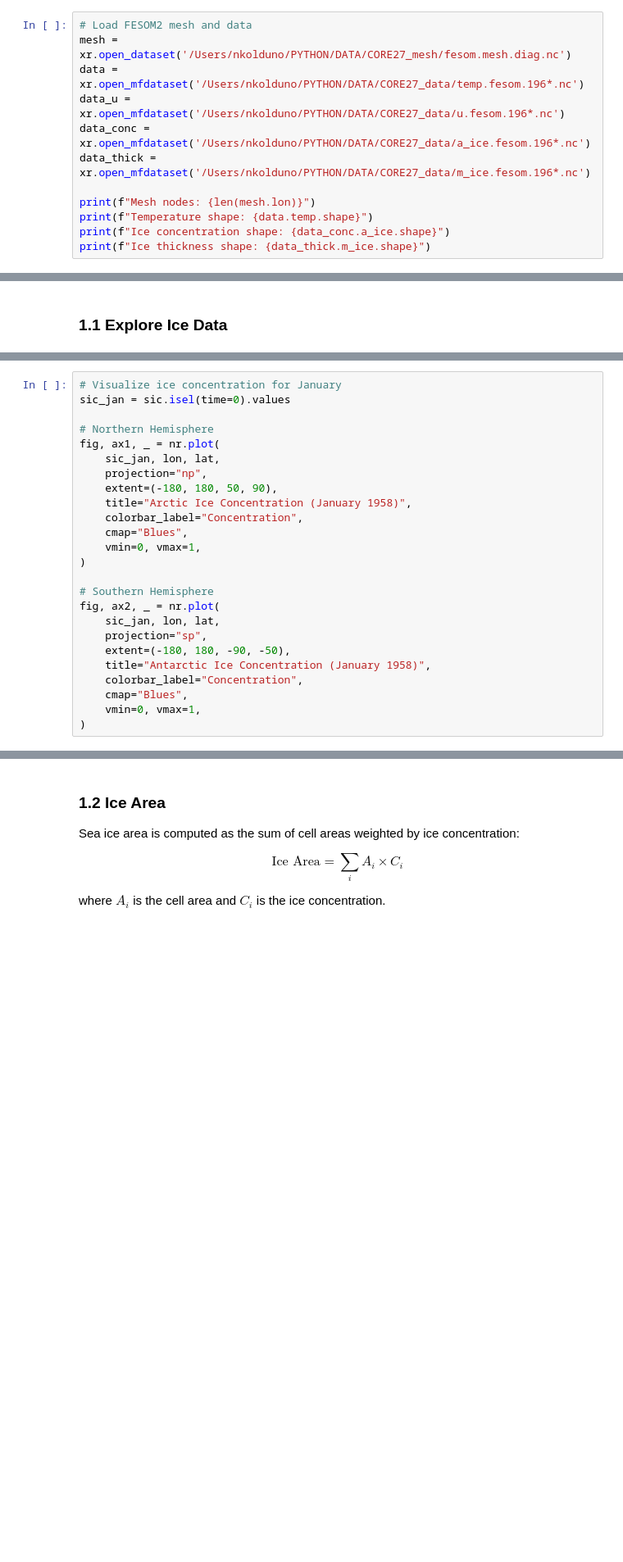
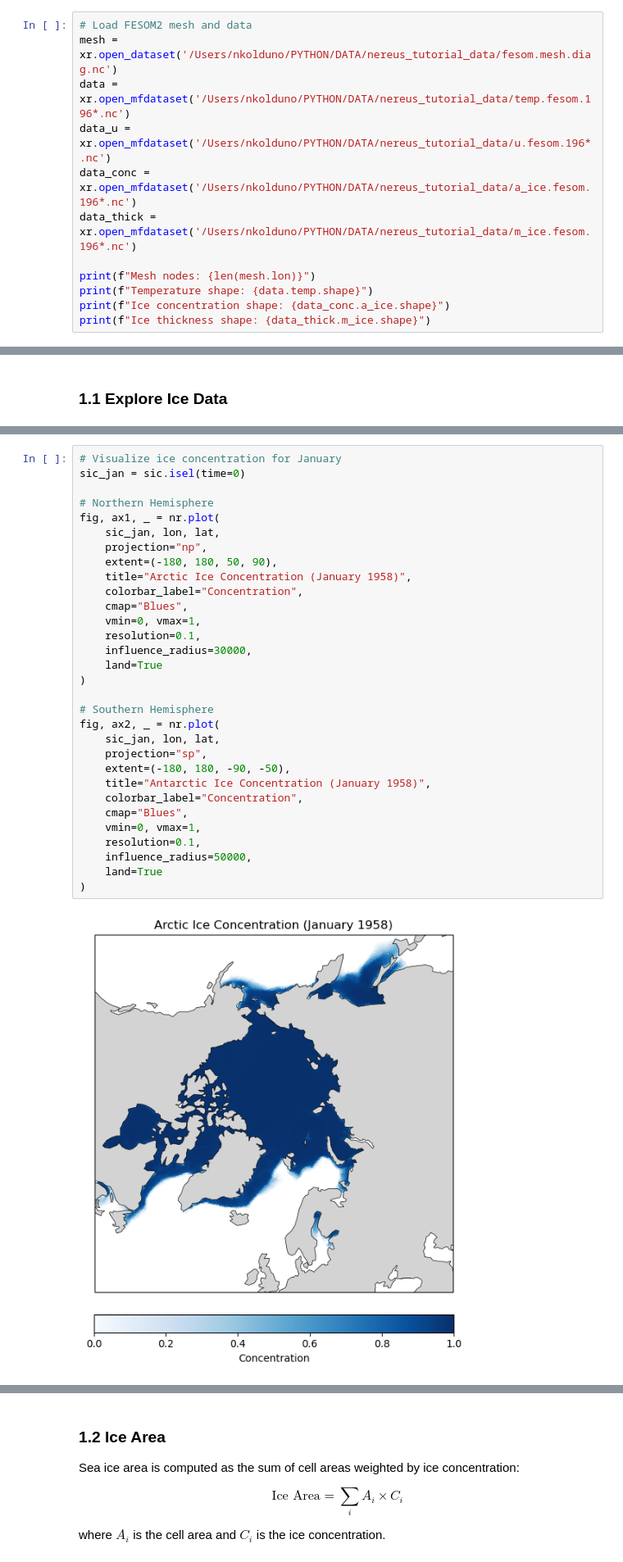
Before and after one commit to koldunovn/nereus, a Jupyter notebook: examples/diagnostics_demo.ipynb, the cells around one changed output, grey strips where cells are left out. Shown at 82% size. Cells and saved outputs as stored; diff of their text form; blank space fills up the shorter version.

```diff
--- a/examples/diagnostics_demo.ipynb
+++ b/examples/diagnostics_demo.ipynb
@@ -19,10 +21,10 @@ print(f"Nereus version: {nr.__version__}")
 # %%
 # Load FESOM2 mesh and data
-mesh = xr.open_dataset('/Users/nkolduno/PYTHON/DATA/CORE27_mesh/fesom.mesh.diag.nc')
-data = xr.open_mfdataset('/Users/nkolduno/PYTHON/DATA/CORE27_data/temp.fesom.196*.nc')
-data_u = xr.open_mfdataset('/Users/nkolduno/PYTHON/DATA/CORE27_data/u.fesom.196*.nc')
-data_conc = xr.open_mfdataset('/Users/nkolduno/PYTHON/DATA/CORE27_data/a_ice.fesom.196*.nc')
-data_thick = xr.open_mfdataset('/Users/nkolduno/PYTHON/DATA/CORE27_data/m_ice.fesom.196*.nc')
+mesh = xr.open_dataset('/Users/nkolduno/PYTHON/DATA/nereus_tutorial_data/fesom.mesh.diag.nc')
+data = xr.open_mfdataset('/Users/nkolduno/PYTHON/DATA/nereus_tutorial_data/temp.fesom.196*.nc')
+data_u = xr.open_mfdataset('/Users/nkolduno/PYTHON/DATA/nereus_tutorial_data/u.fesom.196*.nc')
+data_conc = xr.open_mfdataset('/Users/nkolduno/PYTHON/DATA/nereus_tutorial_data/a_ice.fesom.196*.nc')
+data_thick = xr.open_mfdataset('/Users/nkolduno/PYTHON/DATA/nereus_tutorial_data/m_ice.fesom.196*.nc')
 
 print(f"Mesh nodes: {len(mesh.lon)}")
 print(f"Temperature shape: {data.temp.shape}")
@@ -75,25 +105,33 @@ print(f"Thickness range: {float(sit.min()):.3f} to {float(sit.max()):.3f} m")
 # %%
 # Visualize ice concentration for January
-sic_jan = sic.isel(time=0).values
+sic_jan = sic.isel(time=0)
 
 # Northern Hemisphere
 fig, ax1, _ = nr.plot(
     sic_jan, lon, lat,
     projection="np",
     extent=(-180, 180, 50, 90),
     title="Arctic Ice Concentration (January 1958)",
     colorbar_label="Concentration",
     cmap="Blues",
     vmin=0, vmax=1,
+    resolution=0.1,
+    influence_radius=30000,
+    land=True
 )
 
 # Southern Hemisphere
 fig, ax2, _ = nr.plot(
     sic_jan, lon, lat,
     projection="sp",
     extent=(-180, 180, -90, -50),
     title="Antarctic Ice Concentration (January 1958)",
     colorbar_label="Concentration",
     cmap="Blues",
     vmin=0, vmax=1,
+    resolution=0.1,
+    influence_radius=50000,
+    land=True
 )
+# %% [output]
+[figure, added]
```
Also changed, not shown: parts of 42 cells of this notebook.
